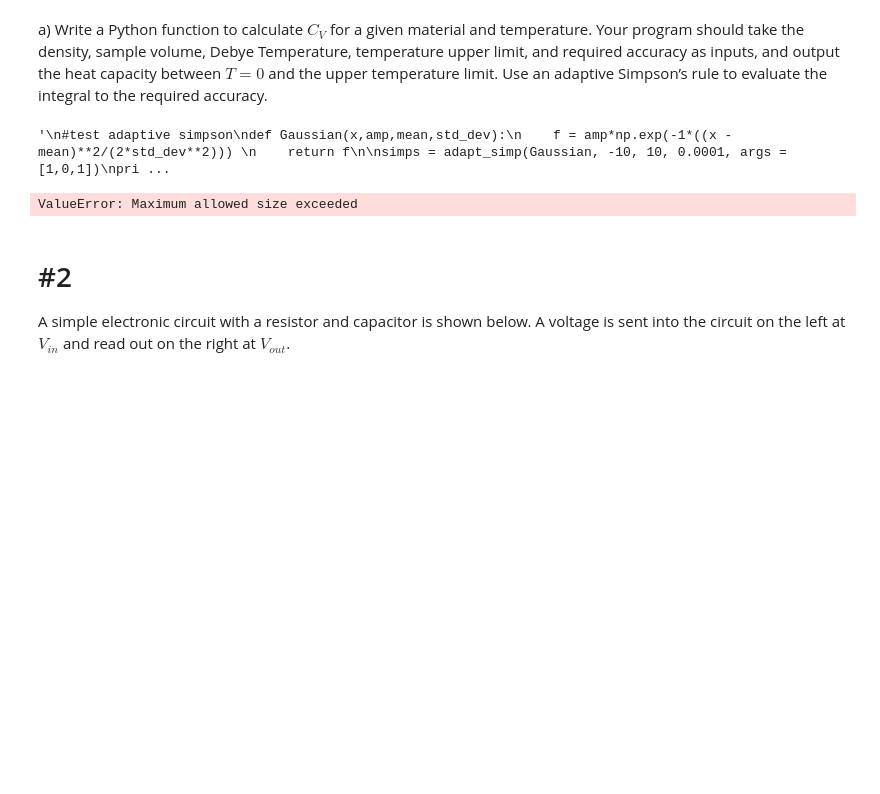
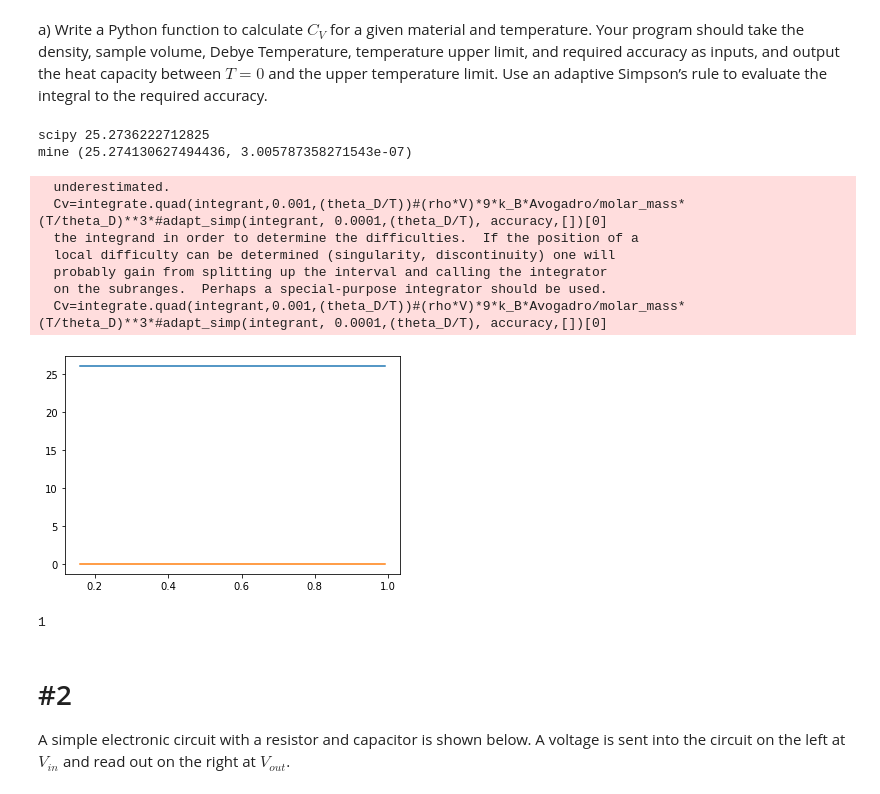
Before and after one commit to Tim-L-Zhao/Lectures, a Jupyter notebook: HW1.ipynb, the cells around one changed output. Saved outputs shown, nothing was run; the diff lists cells and outputs as text; code cells hidden in the pictures; blank space fills up the shorter version.

```diff
--- a/HW1.ipynb
+++ b/HW1.ipynb
@@ -47,66 +48,81 @@ def adapt_simp(f, start, stop, accuracy, args=None):
         error = abs((1/15)*(F_current-F_last))
 
     return (F_last, error)
-# %%
-"""
-#test adaptive simpson
-def Gaussian(x,amp,mean,std_dev):
-    f = amp*np.exp(-1*((x - mean)**2/(2*std_dev**2)))
-    return f
-
-simps = adapt_simp(Gaussian, -10, 10, 0.0001, args = [1,0,1])
-print(simps)
-
-scipyIntegral = integrate.quad(Gaussian, -100.0, 100.0, args = (1,0,1))
-print(scipyIntegral)
-"""
-# %% [output]
-'\n#test adaptive simpson\ndef Gaussian(x,amp,mean,std_dev):\n    f = amp*np.exp(-1*((x - mean)**2/(2*std_dev**2))) \n    return f\n\nsimps = adapt_simp(Gaussian, -10, 10, 0.0001, args = [1,0,1])\npri ...
+# %%
+"""
+#testing adaptive simpson w/ 1b.
+def integrant(x,):
+    g=(x**4*np.exp(x))/(np.exp(x)-1)**2
+    return g
+
+start = 0.001
+stop = 10
+x_list = np.arange(start, stop, 0.0001)
+f_list = integrant(x_list)
+actual = integrate.simpson(f_list, x_list)
+print ('scipy', actual)
+
+mine = adapt_simp(integrant, start, stop, 0.0001, args = [])
+print('mine', mine)
+"""
+# %% [output]
+scipy 25.2736222712825
+mine (25.274130627494436, 3.005787358271543e-07)
 # %%
 k_B=1.38 * 10**(-23)
 Avogadro = 6.02 * 10**23.
-def integrant(x,a,b):
-    g=(x**a*np.exp(x))/(np.exp(x)-1)**b
+def integrant(x):
+    #intergrant of Debye model
+    g=(x**4*np.exp(x))/(np.exp(x)-1)**2
     return g
 
 def Debye(rho,V,molar_mass,theta_D,T_max,accuracy):
     """
-    rho - density
-    V - volume
+    rho - density in g/cm^3
+    V - volume in cm^3
+    molar_mass - molar mass in amu, to find N
     theta_D - Debye Temperature
     T_max - Temperature upper limit
-    accu - required accuracy
-    return array of Temperature and Heat Capacity between T=0 and T_max
+    accuracy - required accuracy
+    return array of Heat Capacity between T=0 and T_max
     """
     #initialize empty lists to store data
     Cv_list=[]
 
-    for T in T_list:
-        Cv=(rho*V)*9*k_B*(T/theta_D)**3*adapt_simp(integrant, 0.0001,(theta_D/T), accuracy,[4,2])[0]
+    for T in np.arange(0,T_max,0.01):
+        Cv=integrate.quad(integrant,0.001,(theta_D/T))#(rho*V)*9*k_B*Avogadro/molar_mass*(T/theta_D)**3*#adapt_simp(integrant, 0.0001,(theta_D/T), accuracy,[])[0]
         Cv_list.append(Cv)
 
     return Cv_list
 # %%
-density=10**-6
-T_max=200
+density=1
+T_max=1
 T_list=np.arange(0,T_max,0.01)
 accuracy=0.01
 
-Pb_rho=11343
+Pb_rho=11.35
 Pb_molar_mass=207.2
 Pb_theta_D=105
 Pb_Debye=Debye(Pb_rho, density, Pb_molar_mass,Pb_theta_D, T_max, accuracy)
 plt.plot(T_list,Pb_Debye,label='Pb')
 
 #Al_Debye=Debye(2.7,1,428,2000,0.0000001)
 #diamond_Debye=Debye(3.51,1,2230,2000,0.0000001)
 #print(Pb_Debye)
 
 #plt.plot(Al_Debye,label='Al')
 #plt.plot(Diamond_Debye,label='Diamond')
 plt.show()
 print('1')
 # %% [output]
-ValueError: Maximum allowed size exceeded
+  underestimated.
+  Cv=integrate.quad(integrant,0.001,(theta_D/T))#(rho*V)*9*k_B*Avogadro/molar_mass*(T/theta_D)**3*#adapt_simp(integrant, 0.0001,(theta_D/T), accuracy,[])[0]
+  the integrand in order to determine the difficulties.  If the position of a
+  local difficulty can be determined (singularity, discontinuity) one will
+  probably gain from splitting up the interval and calling the integrator
+  on the subranges.  Perhaps a special-purpose integrator should be used.
+  Cv=integrate.quad(integrant,0.001,(theta_D/T))#(rho*V)*9*k_B*Avogadro/molar_mass*(T/theta_D)**3*#adapt_simp(integrant, 0.0001,(theta_D/T), accuracy,[])[0]
+[figure, added]
+1
 # %%
 #General ODE solver with Runge-Kutta 4
```
Also changed, not shown: parts of 10 cells of this notebook.
